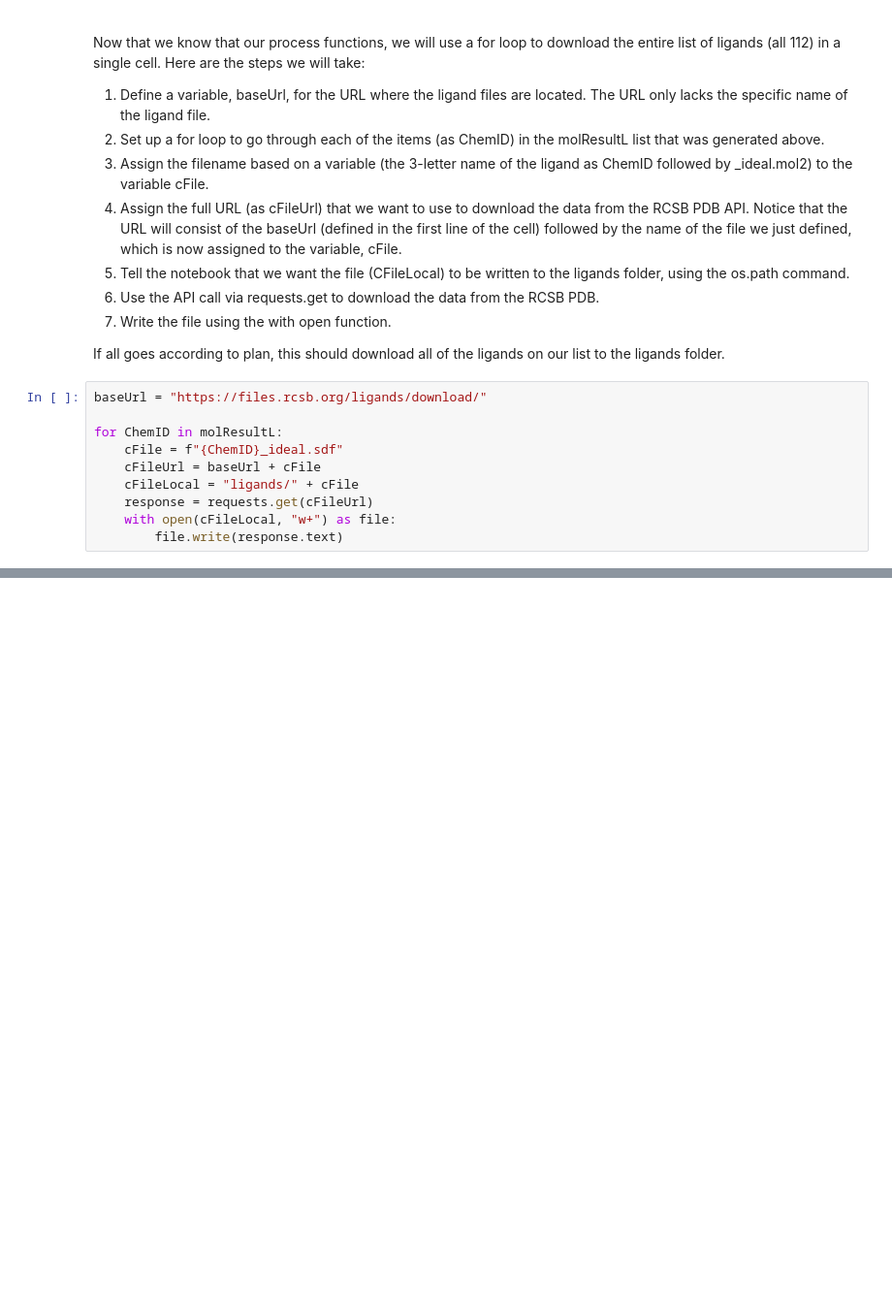
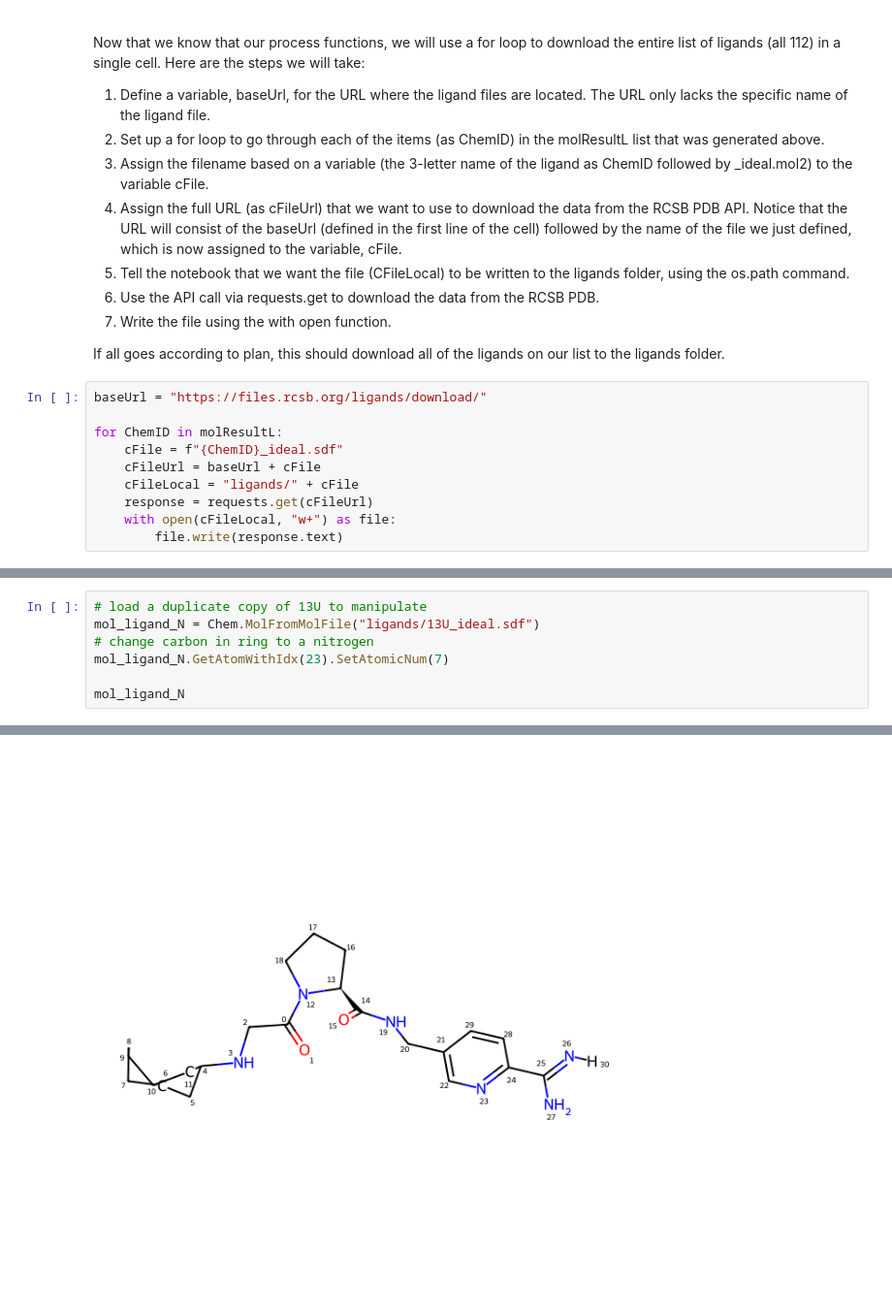
Before and after one commit to Arjun1425/Python-For-Cheminformatics-Driven-Molecular-Docking-rcsb, a Jupyter notebook: Molecular Docking.ipynb, the cells around one changed output, grey strips where cells are left out. Shown at 97% size. Drawn from its saved outputs; the diff is of its cells as text; blank space fills up the shorter version.

```diff
--- a/Molecular Docking.ipynb
+++ b/Molecular Docking.ipynb
@@ -193,0 +240,8 @@ for ChemID in molResultL:
+# %%
+# load a duplicate copy of 13U to manipulate
+mol_ligand_N = Chem.MolFromMolFile("ligands/13U_ideal.sdf")
+# change carbon in ring to a nitrogen
+mol_ligand_N.GetAtomWithIdx(23).SetAtomicNum(7)
+
+mol_ligand_N
+# %% [output]
@@ -193,0 +249 @@ for ChemID in molResultL:
+[figure, added]
```
Also changed, not shown: parts of 17 cells of this notebook.
